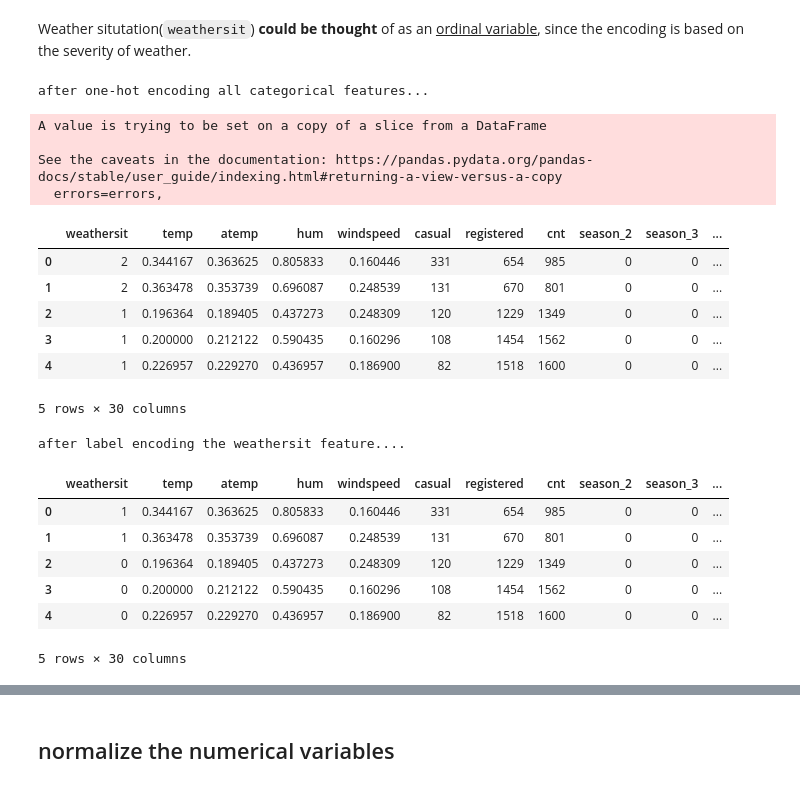
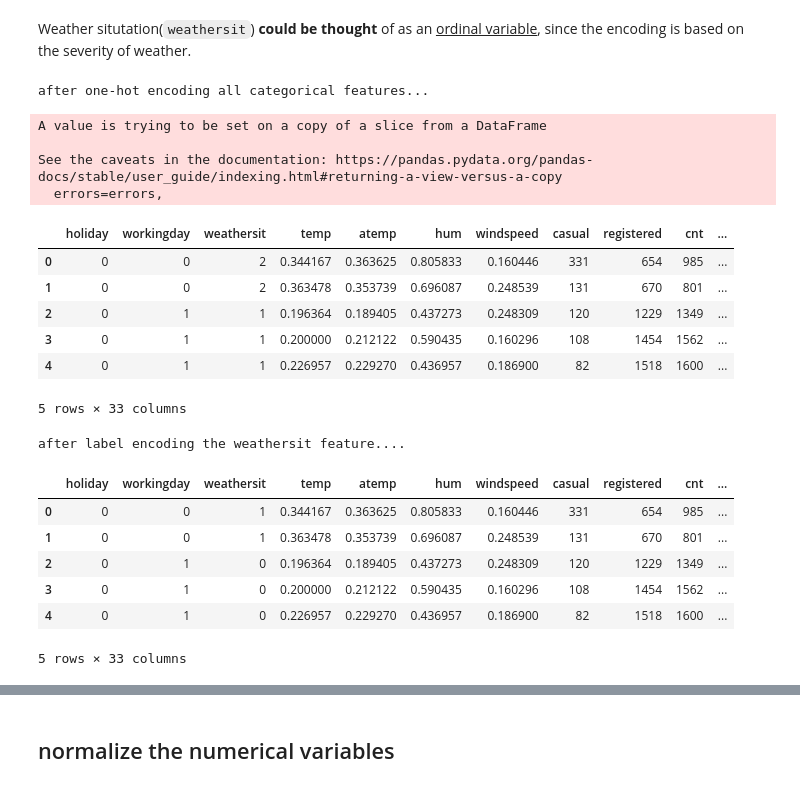
Before and after one commit to akshayDev17/Machine-Learning-Concepts, a Jupyter notebook: src/interpret-ml-models/bike_rental.ipynb, the cells around one changed output, grey strips where cells are left out. Saved outputs shown, nothing was run; the diff lists cells and outputs as text; code cells hidden in the pictures.

Commit message:
added more correlation inference, structured the analysis into tabular format, decoded months and weekdays etc.

```diff
--- a/src/interpret-ml-models/bike_rental.ipynb
+++ b/src/interpret-ml-models/bike_rental.ipynb
@@ -152,49 +158,48 @@ Weather situtation(`weathersit`) **could be thought** of as an <u>ordinal variab
 categorical_features = [
     'season',
     'mnth',
-    'holiday',
-    'weekday',
-    'workingday'
+    'weekday'
 ]
 
 # notice categorical_features excludes weathersit.
 
 for feature in categorical_features:
-    treatment_mat = pd.get_dummies(data_2011[feature], drop_first=True)
+#     treatment_mat = pd.get_dummies(data_2011[feature], drop_first=True)
+    treatment_mat = pd.get_dummies(data_2011[feature])
     current_categories = treatment_mat.columns
     treatment_mat.columns = ['{}_{}'.format(feature, i) for i in current_categories]
     data_2011.drop([feature], axis=1, inplace=True)
     data_2011 = pd.concat([data_2011, treatment_mat], axis=1)
 
 print("after one-hot encoding all categorical features...")
 display(data_2011.head())
 
 # label encode the weathersit feature
 
 from sklearn.preprocessing import LabelEncoder
 le = LabelEncoder()
 data_2011['weathersit'] = le.fit_transform(data_2011['weathersit'])
 
 print("after label encoding the weathersit feature....")
 display(data_2011.head())
 # %% [output]
 after one-hot encoding all categorical features...
 A value is trying to be set on a copy of a slice from a DataFrame
 
 See the caveats in the documentation: https://pandas.pydata.org/pandas-docs/stable/user_guide/indexing.html#returning-a-view-versus-a-copy
   errors=errors,
-|  | weathersit | temp | atemp | hum | windspeed | casual | registered | cnt | season_2 | season_3 | ... |
-| 0 | 2 | 0.344167 | 0.363625 | 0.805833 | 0.160446 | 331 | 654 | 985 | 0 | 0 | ... |
-| 1 | 2 | 0.363478 | 0.353739 | 0.696087 | 0.248539 | 131 | 670 | 801 | 0 | 0 | ... |
-| 2 | 1 | 0.196364 | 0.189405 | 0.437273 | 0.248309 | 120 | 1229 | 1349 | 0 | 0 | ... |
-| 3 | 1 | 0.200000 | 0.212122 | 0.590435 | 0.160296 | 108 | 1454 | 1562 | 0 | 0 | ... |
-| 4 | 1 | 0.226957 | 0.229270 | 0.436957 | 0.186900 | 82 | 1518 | 1600 | 0 | 0 | ... |
+|  | holiday | workingday | weathersit | temp | atemp | hum | windspeed | casual | registered | cnt | ... |
+| 0 | 0 | 0 | 2 | 0.344167 | 0.363625 | 0.805833 | 0.160446 | 331 | 654 | 985 | ... |
+| 1 | 0 | 0 | 2 | 0.363478 | 0.353739 | 0.696087 | 0.248539 | 131 | 670 | 801 | ... |
+| 2 | 0 | 1 | 1 | 0.196364 | 0.189405 | 0.437273 | 0.248309 | 120 | 1229 | 1349 | ... |
+| 3 | 0 | 1 | 1 | 0.200000 | 0.212122 | 0.590435 | 0.160296 | 108 | 1454 | 1562 | ... |
+| 4 | 0 | 1 | 1 | 0.226957 | 0.229270 | 0.436957 | 0.186900 | 82 | 1518 | 1600 | ... |
-5 rows × 30 columns
+5 rows × 33 columns
 after label encoding the weathersit feature....
-|  | weathersit | temp | atemp | hum | windspeed | casual | registered | cnt | season_2 | season_3 | ... |
-| 0 | 1 | 0.344167 | 0.363625 | 0.805833 | 0.160446 | 331 | 654 | 985 | 0 | 0 | ... |
-| 1 | 1 | 0.363478 | 0.353739 | 0.696087 | 0.248539 | 131 | 670 | 801 | 0 | 0 | ... |
-| 2 | 0 | 0.196364 | 0.189405 | 0.437273 | 0.248309 | 120 | 1229 | 1349 | 0 | 0 | ... |
-| 3 | 0 | 0.200000 | 0.212122 | 0.590435 | 0.160296 | 108 | 1454 | 1562 | 0 | 0 | ... |
-| 4 | 0 | 0.226957 | 0.229270 | 0.436957 | 0.186900 | 82 | 1518 | 1600 | 0 | 0 | ... |
+|  | holiday | workingday | weathersit | temp | atemp | hum | windspeed | casual | registered | cnt | ... |
+| 0 | 0 | 0 | 1 | 0.344167 | 0.363625 | 0.805833 | 0.160446 | 331 | 654 | 985 | ... |
+| 1 | 0 | 0 | 1 | 0.363478 | 0.353739 | 0.696087 | 0.248539 | 131 | 670 | 801 | ... |
+| 2 | 0 | 1 | 0 | 0.196364 | 0.189405 | 0.437273 | 0.248309 | 120 | 1229 | 1349 | ... |
+| 3 | 0 | 1 | 0 | 0.200000 | 0.212122 | 0.590435 | 0.160296 | 108 | 1454 | 1562 | ... |
+| 4 | 0 | 1 | 0 | 0.226957 | 0.229270 | 0.436957 | 0.186900 | 82 | 1518 | 1600 | ... |
-5 rows × 30 columns
+5 rows × 33 columns
```
Also changed, not shown: parts of 27 cells of this notebook.
